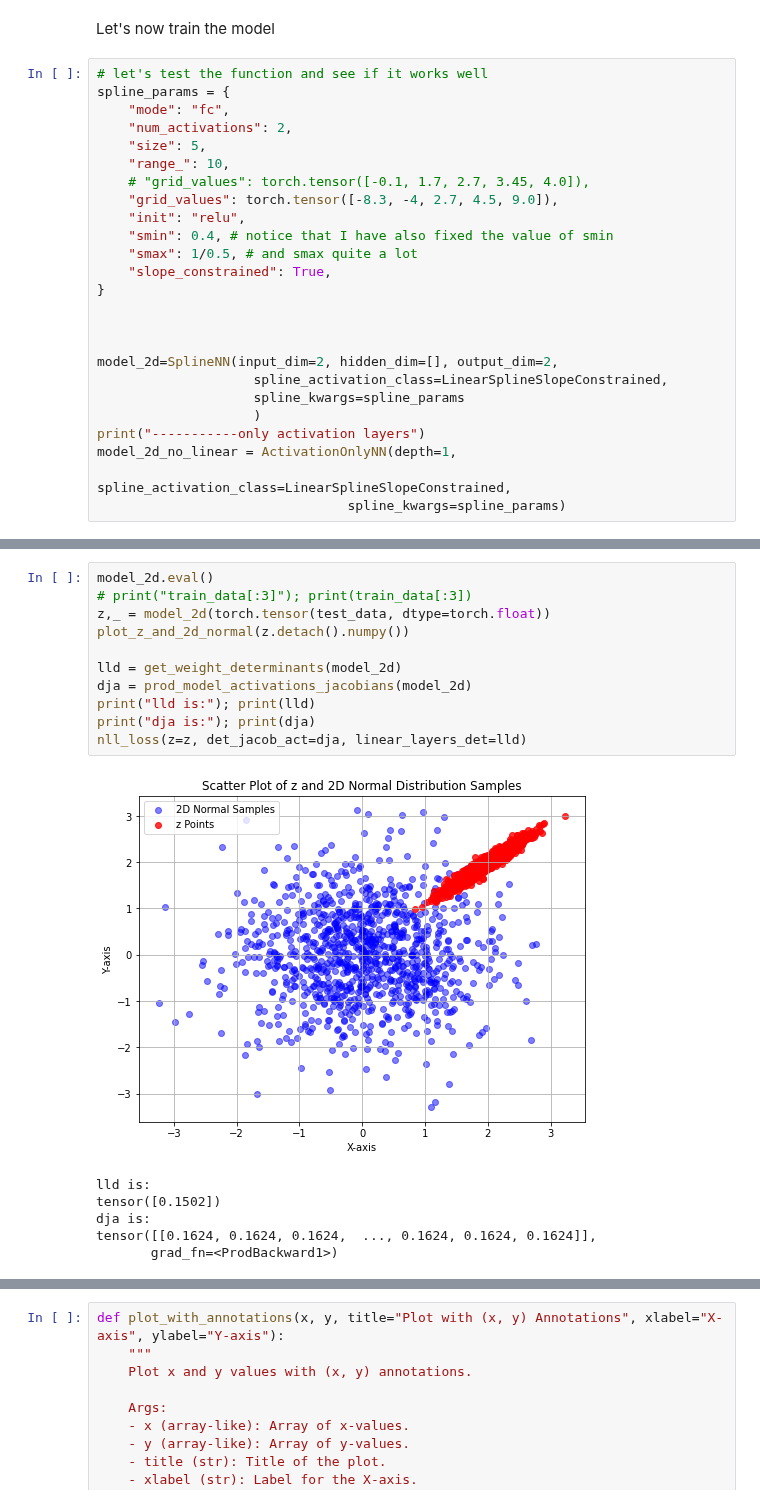
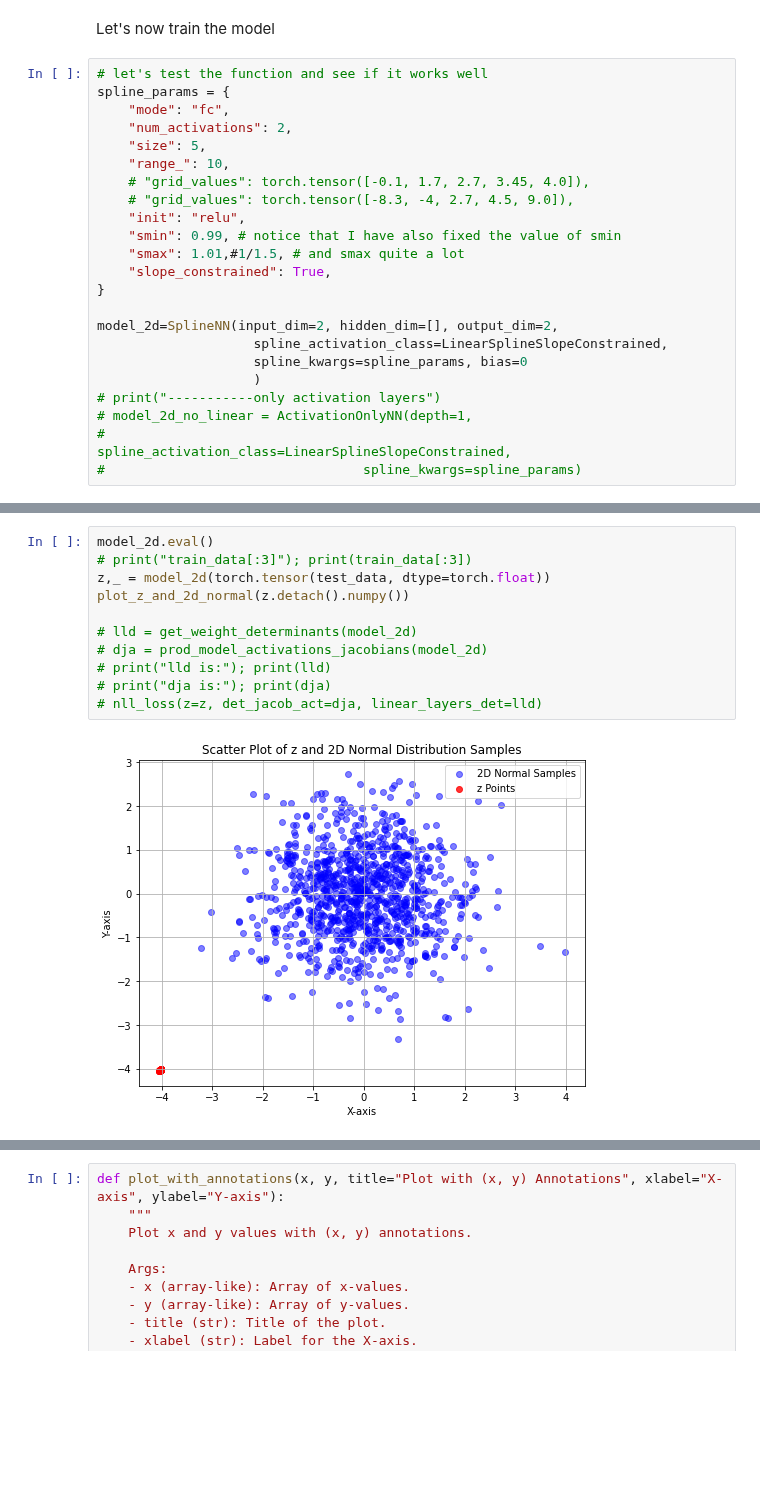
Before and after one commit to neelkanthrawat/Lipschitz_DSNN, a Jupyter notebook: 2d_NF_with_splines_test.ipynb, the cells around one changed output, grey strips where cells are left out. Saved outputs shown, nothing was run; the diff lists cells and outputs as text; blank space fills up the shorter version.

```diff
--- a/2d_NF_with_splines_test.ipynb
+++ b/2d_NF_with_splines_test.ipynb
@@ -736,21 +747,19 @@ spline_params = {
     "size": 5,
     "range_": 10,
     # "grid_values": torch.tensor([-0.1, 1.7, 2.7, 3.45, 4.0]),
-    "grid_values": torch.tensor([-8.3, -4, 2.7, 4.5, 9.0]),
+    # "grid_values": torch.tensor([-8.3, -4, 2.7, 4.5, 9.0]),
     "init": "relu",
-    "smin": 0.4, # notice that I have also fixed the value of smin
-    "smax": 1/0.5, # and smax quite a lot
+    "smin": 0.99, # notice that I have also fixed the value of smin
+    "smax": 1.01,#1/1.5, # and smax quite a lot
     "slope_constrained": True,
 }
 
-
-
 model_2d=SplineNN(input_dim=2, hidden_dim=[], output_dim=2,
                     spline_activation_class=LinearSplineSlopeConstrained,
-                    spline_kwargs=spline_params
+                    spline_kwargs=spline_params, bias=0
                     )
-print("-----------only activation layers")
-model_2d_no_linear = ActivationOnlyNN(depth=1,
-                                spline_activation_class=LinearSplineSlopeConstrained,
-                                spline_kwargs=spline_params)
+# print("-----------only activation layers")
+# model_2d_no_linear = ActivationOnlyNN(depth=1,
+#                                 spline_activation_class=LinearSplineSlopeConstrained,
+#                                 spline_kwargs=spline_params)
 # %% [output]
@@ -797,18 +801,13 @@ tensor([0.0000, 0.0000, 2.7000, 4.5000, 9.0000, 0.0000, 0.0000, 2.7000, 4.5000,
 # %%
 model_2d.eval()
 # print("train_data[:3]"); print(train_data[:3])
 z,_ = model_2d(torch.tensor(test_data, dtype=torch.float))
 plot_z_and_2d_normal(z.detach().numpy())
 
-lld = get_weight_determinants(model_2d)
-dja = prod_model_activations_jacobians(model_2d)
-print("lld is:"); print(lld)
-print("dja is:"); print(dja)
-nll_loss(z=z, det_jacob_act=dja, linear_layers_det=lld)
+# lld = get_weight_determinants(model_2d)
+# dja = prod_model_activations_jacobians(model_2d)
+# print("lld is:"); print(lld)
+# print("dja is:"); print(dja)
+# nll_loss(z=z, det_jacob_act=dja, linear_layers_det=lld)
 # %% [output]
-[figure, old version]
+[figure, new version]
-lld is:
-tensor([0.1502])
-dja is:
-tensor([[0.1624, 0.1624, 0.1624,  ..., 0.1624, 0.1624, 0.1624]],
-       grad_fn=<ProdBackward1>)
```
Also changed, not shown: parts of 24 cells of this notebook.
